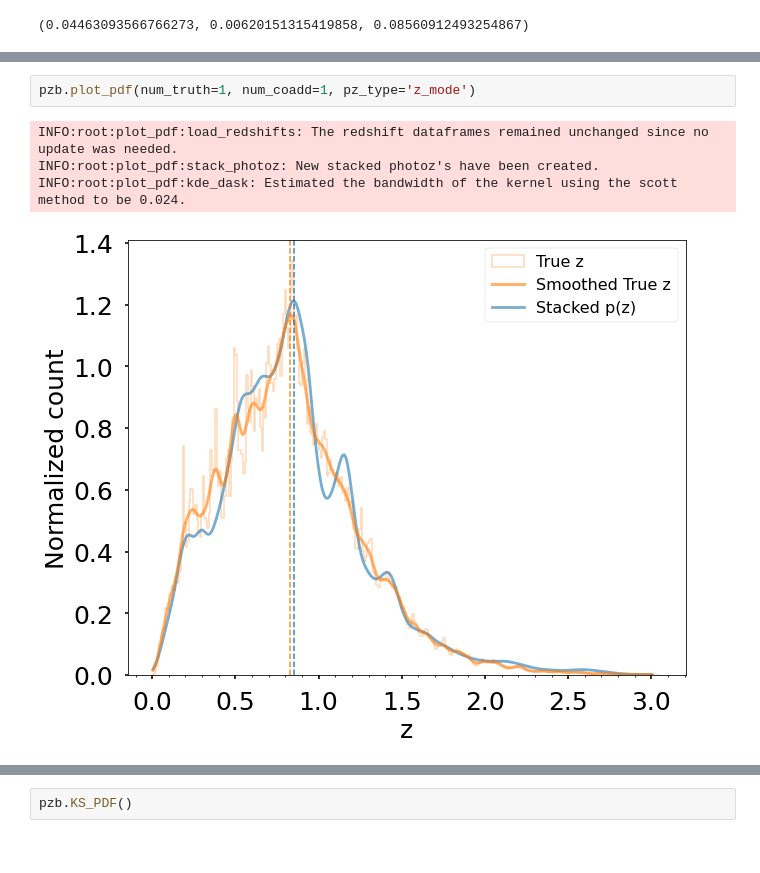
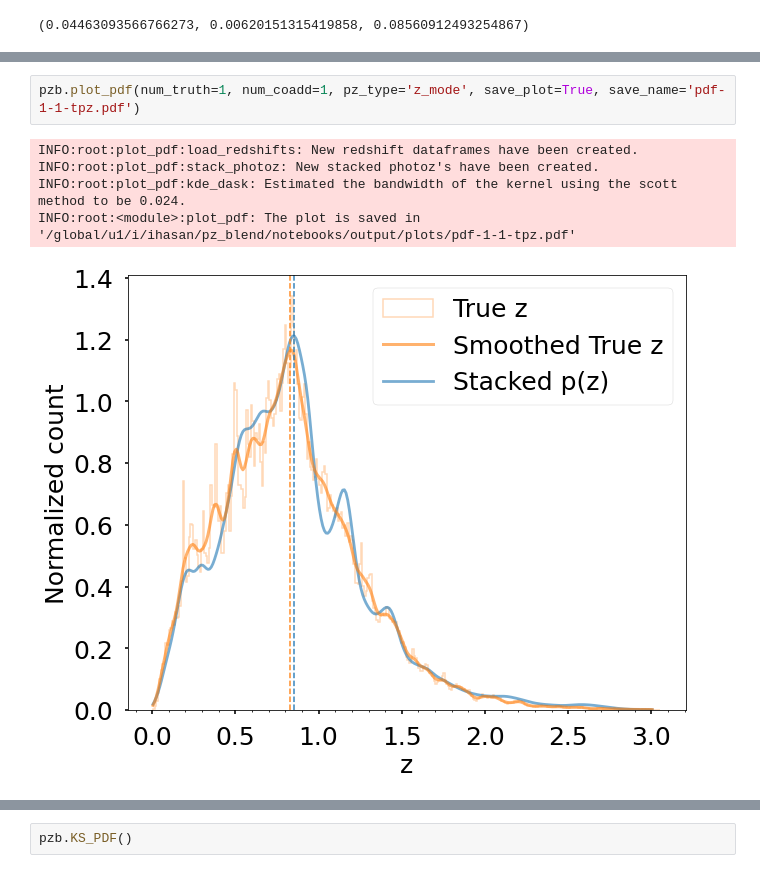
Before and after one commit to LSSTDESC/pz_blend, a Jupyter notebook: notebooks/Figures_BPZ.ipynb, the cells around one changed output, grey strips where cells are left out. Drawn from its saved outputs; the diff is of its cells as text.

Commit message:
bpz notebook changes

```diff
--- a/notebooks/Figures_BPZ.ipynb
+++ b/notebooks/Figures_BPZ.ipynb
@@ -159,7 +175,8 @@ INFO:root:calc_point_statistics:load_redshifts: New redshift dataframes have bee
 # %%
-pzb.plot_pdf(num_truth=1, num_coadd=1, pz_type='z_mode')
+pzb.plot_pdf(num_truth=1, num_coadd=1, pz_type='z_mode', save_plot=True, save_name='pdf-1-1-tpz.pdf')
 # %% [output]
-INFO:root:plot_pdf:load_redshifts: The redshift dataframes remained unchanged since no update was needed.
+INFO:root:plot_pdf:load_redshifts: New redshift dataframes have been created.
 INFO:root:plot_pdf:stack_photoz: New stacked photoz's have been created.
 INFO:root:plot_pdf:kde_dask: Estimated the bandwidth of the kernel using the scott method to be 0.024.
+INFO:root:<module>:plot_pdf: The plot is saved in '/global/u1/i/ihasan/pz_blend/notebooks/output/plots/pdf-1-1-tpz.pdf'
-[figure, old version]
+[figure, new version]
```
Also changed, not shown: parts of 22 cells of this notebook.
